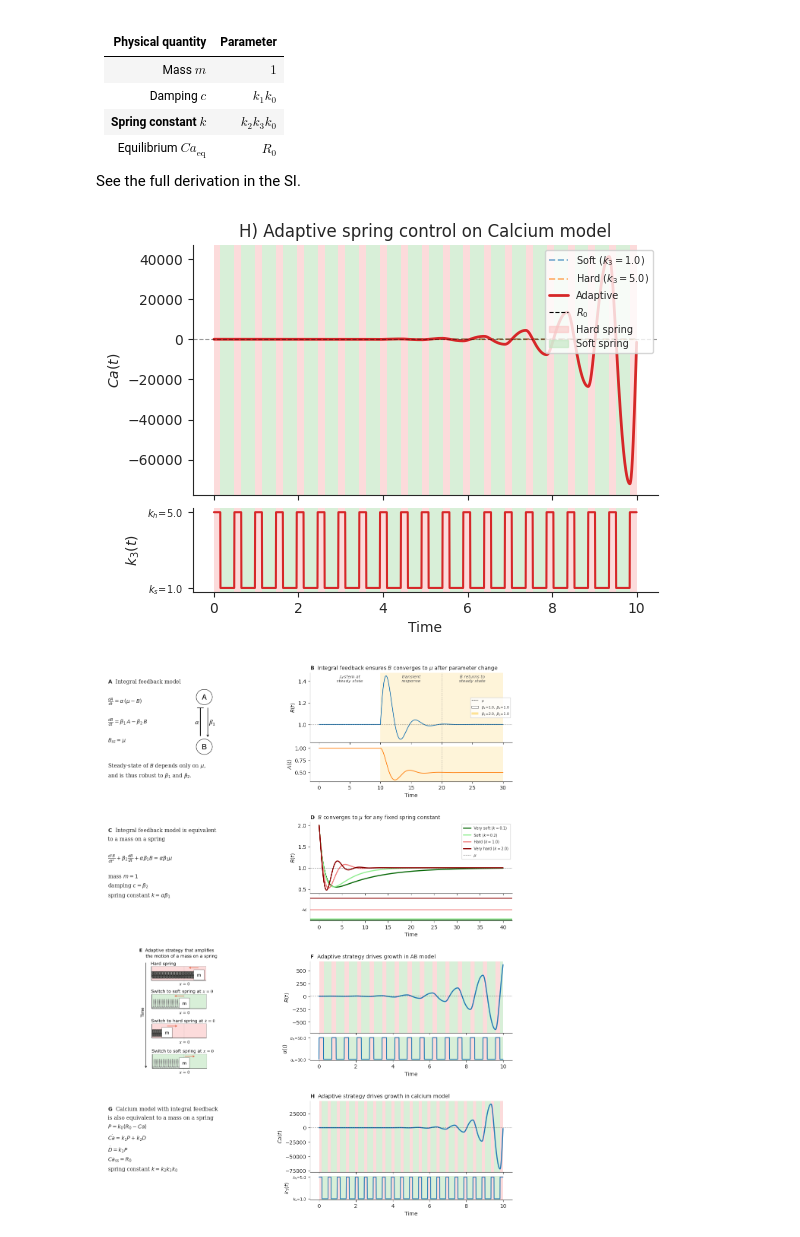
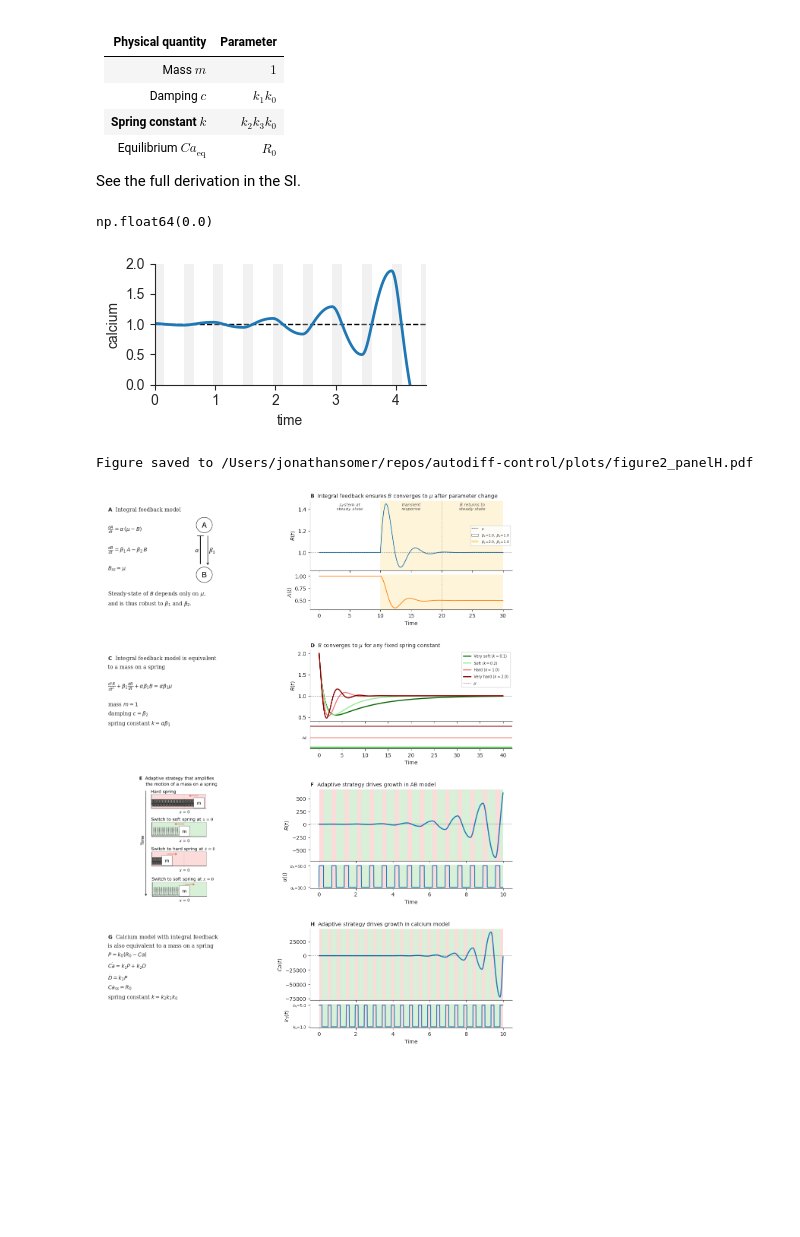
Before and after one commit to Liamir/autodiff-control, a Jupyter notebook: notebooks/figure2.ipynb, the cells around one changed output. Drawn from its saved outputs; the diff is of its cells as text; code cells hidden in the pictures; blank space fills up the shorter version.

```diff
--- a/notebooks/figure2.ipynb
+++ b/notebooks/figure2.ipynb
@@ -395,48 +512,40 @@ with:
 | Equilibrium $Ca_{\text{eq}}$ | $R_0$ |
 
 See the full derivation in the SI.
+# %%
+dG['adaptive']['y'][0, 0]
+# %% [output]
+np.float64(0.0)
 # %%
 # Panel H: standalone plot — Ca(t) with k3(t) schedule below
 dG = data_G
-fig, (ax_Ca, ax_k) = plt.subplots(2, 1, figsize=(6, 4.5), sharex=True,
-                                    gridspec_kw={'height_ratios': [3, 1], 'hspace': 0.08})
+fig, ax = plt.subplots(1, 1, figsize=(3.5, 2), sharex=True,)
+
+ax_Ca = ax
 
 shade_spring(ax_Ca, dG['adaptive']['t'], dG['adaptive']['k3'],
              CALCIUM['k3_hard'], CALCIUM['k3_soft'])
 shade_spring(ax_k,  dG['adaptive']['t'], dG['adaptive']['k3'],
              CALCIUM['k3_hard'], CALCIUM['k3_soft'])
 
-ax_Ca.plot(dG['t_fixed'], dG['fixed']['soft'], lw=1.2, ls='--', alpha=0.6, color='C0',
-           label=rf'Soft ($k_3={CALCIUM["k3_soft"]}$)')
-ax_Ca.plot(dG['t_fixed'], dG['fixed']['hard'], lw=1.2, ls='--', alpha=0.6, color='C1',
-           label=rf'Hard ($k_3={CALCIUM["k3_hard"]}$)')
-ax_Ca.plot(dG['adaptive']['t'], dG['adaptive']['y'][:, 0], lw=2, color='C3', label='Adaptive')
-ax_Ca.axhline(CALCIUM['R0'], color='black', ls='--', lw=0.8, alpha=0.4, label=r'$R_0$')
-ax_Ca.set_ylabel('$Ca(t)$')
-ax_Ca.set_title(r'H) Adaptive spring control on Calcium model')
-ax_Ca.legend(handles=[
-    plt.Line2D([0],[0], color='C0', ls='--', lw=1.2, alpha=0.6, label=rf'Soft ($k_3={CALCIUM["k3_soft"]}$)'),
-    plt.Line2D([0],[0], color='C1', ls='--', lw=1.2, alpha=0.6, label=rf'Hard ($k_3={CALCIUM["k3_hard"]}$)'),
-    plt.Line2D([0],[0], color='C3', lw=2, label='Adaptive'),
-    plt.Line2D([0],[0], color='black', ls='--', lw=0.8, label=r'$R_0$'),
-    mpatches.Patch(color=HARD_COLOR, alpha=SHADE_ALPHA, label='Hard spring'),
-    mpatches.Patch(color=SOFT_COLOR, alpha=SHADE_ALPHA, label='Soft spring'),
-], fontsize=7, loc='upper right')
-clean_ax(ax_Ca)
-plt.setp(ax_Ca.get_xticklabels(), visible=False)
+ax_Ca.plot(dG['adaptive']['t'], dG['adaptive']['y'][:, 0], lw=2, color='C0')
 
-ax_k.plot(dG['adaptive']['t'], dG['adaptive']['k3'], lw=1.5, color='C3')
-ax_k.set_ylabel(r'$k_3(t)$')
-ax_k.set_xlabel('Time')
-ax_k.set_yticks([CALCIUM['k3_soft'], CALCIUM['k3_hard']])
-ax_k.set_yticklabels([rf"$k_s\!=\!{CALCIUM['k3_soft']}$", rf"$k_h\!=\!{CALCIUM['k3_hard']}$"], fontsize=7)
-clean_ax(ax_k)
+ax_Ca.axhline(CALCIUM['R0'], color='black', ls='--', lw=1, zorder=-1)
+ax_Ca.set_ylabel('calcium')
+
+ax.set_xlabel('time')
+ax.set_xlim(0, 4.5)
+ax.set_ylim(0,2)
+
+sns.despine(ax=ax)
 
 plt.tight_layout()
-fig.savefig('figure2_panelH.pdf', bbox_inches='tight')
+# fig.savefig('figure2_panelH.pdf', bbox_inches='tight')
 plt.show()
+save_fig(fig, 'figure2_panelH.pdf')
 # %% [output]
-[figure, old version]
+[figure, new version]
+Figure saved to /Users/jonathansomer/repos/autodiff-control/plots/figure2_panelH.pdf
 # %%
 # ======================================================================
 # COMPOSITE FIGURE  —  4×2 grid
```
Also changed, not shown: parts of 11 cells of this notebook, 6 other files.
